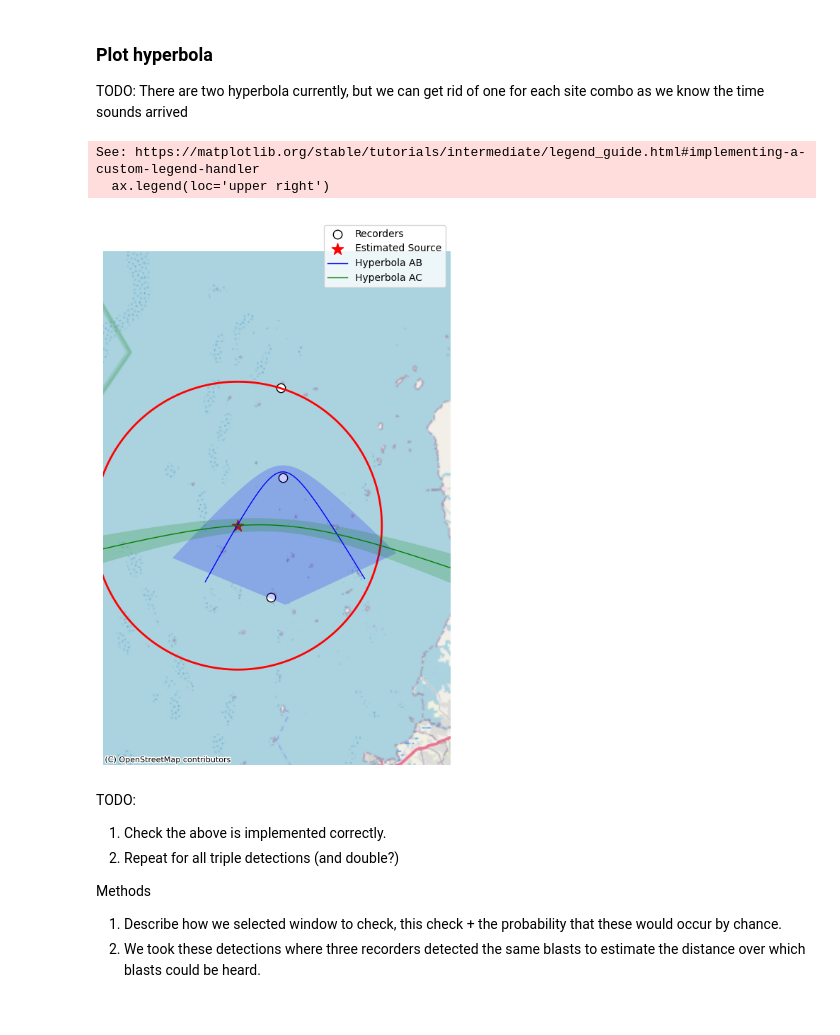
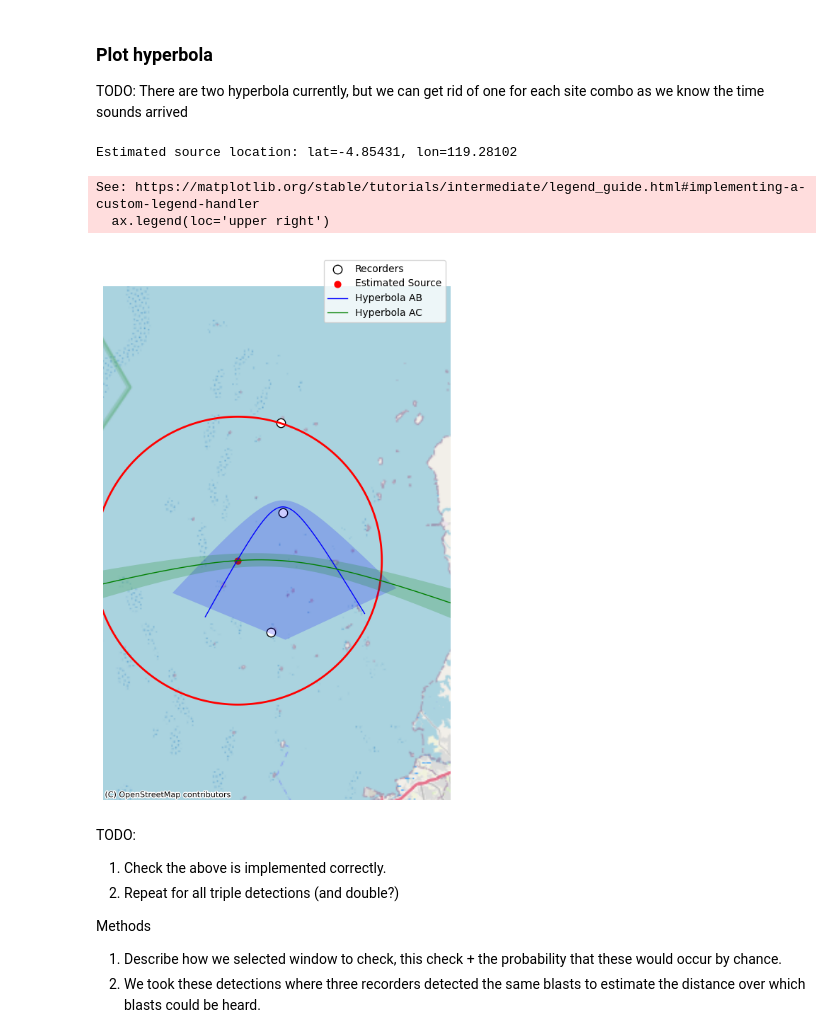
Before and after one commit to BenUCL/Bomb-Fishing, a Jupyter notebook: code/misc/timeline_plots.ipynb, the cells around one changed output. Cells and saved outputs as stored; diff of their text form; code cells hidden in the pictures.

```diff
--- a/code/misc/timeline_plots.ipynb
+++ b/code/misc/timeline_plots.ipynb
@@ -506,10 +582,12 @@ ac_hi,  _      = gen_hyperbola_branches(foci[0], foci[2], delta31 + drift_range)
 
 # Plotting
 fig, ax = plt.subplots(figsize=(8, 8))
-
 # Recorders & source
+# print estimated source coordinates
+print(f"Estimated source location: lat={lat_est:.5f}, lon={lon_est:.5f}")
 rec_map.plot(ax=ax, color='white', edgecolor='black', markersize=80, label='Recorders')
-src_map.plot(ax=ax, color='red', marker='*', markersize=150, label='Estimated Source')
+# plot source as red dot instead of star
+src_map.plot(ax=ax, color='red', marker='o', markersize=40, label='Estimated Source')
 
 # Hearing-radius circle
 sx, sy = src_map.geometry.iloc[0].x, src_map.geometry.iloc[0].y
@@ -527,36 +605,37 @@ gpd.GeoSeries([poly_ab], crs='EPSG:3857').plot(
 # Nominal AB hyperbola
 ax.plot(ab_nom[:,0], ab_nom[:,1], color='blue', linewidth=1, label='Hyperbola AB')
 
 # Shaded ±1s band for AC
 poly_ac = Polygon(np.vstack((ac_lo, ac_hi[::-1])))
 gpd.GeoSeries([poly_ac], crs='EPSG:3857').plot(
     ax=ax, facecolor='green', alpha=0.2, edgecolor=None, label='±1 s AC'
 )
 # Nominal AC hyperbola
 ax.plot(ac_nom[:,0], ac_nom[:,1], color='green', linewidth=1, label='Hyperbola AC')
 
 # Basemap
 try:
     provider = ctx.providers.Stamen.Terrain
 except (AttributeError, KeyError):
     provider = ctx.providers.OpenStreetMap.Mapnik
 ctx.add_basemap(ax, source=provider, crs='EPSG:3857')
 
 # Zoom with buffer
 xmin, ymin, xmax, ymax = rec_map.total_bounds
 buf = max(xmax - xmin, ymax - ymin) * 0.8
 ax.set_xlim(xmin - buf, xmax + buf)
 ax.set_ylim(ymin - buf, ymax + buf)
 
 # Legend & tidy
 ax.legend(loc='upper right')
 ax.set_axis_off()
 plt.tight_layout()
 plt.show()
 # %% [output]
-See: https://matplotlib.org/stable/tutorials/intermediate/legend_guide.html#implementing-a-custom-legend-handler
-  ax.legend(loc='upper right')
+Estimated source location: lat=-4.85431, lon=119.28102
+See: https://matplotlib.org/stable/tutorials/intermediate/legend_guide.html#implementing-a-custom-legend-handler
+  ax.legend(loc='upper right')
-[figure, old version]
+[figure, new version]
 # %% [markdown]
 TODO:
 1. Check the above is implemented correctly.
```
Also changed, not shown: parts of 3 cells of this notebook.
